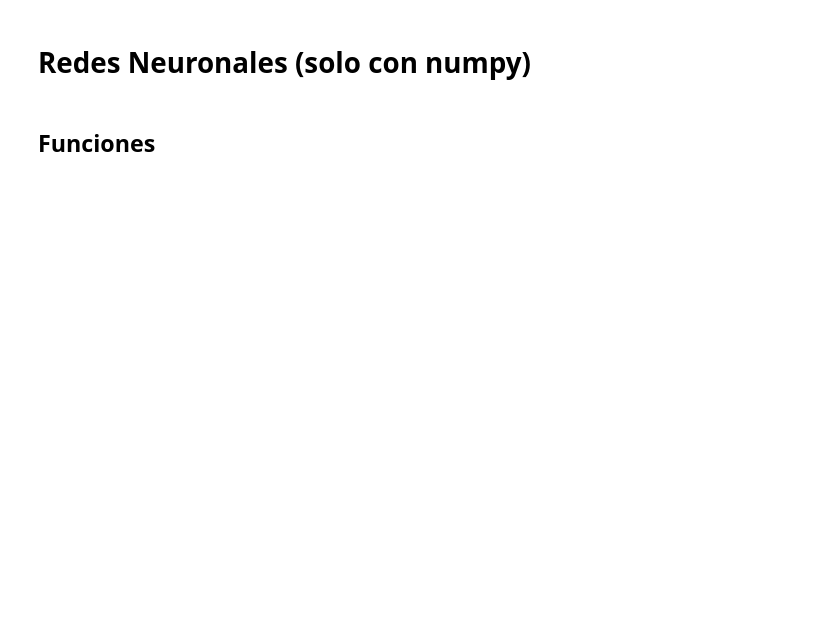
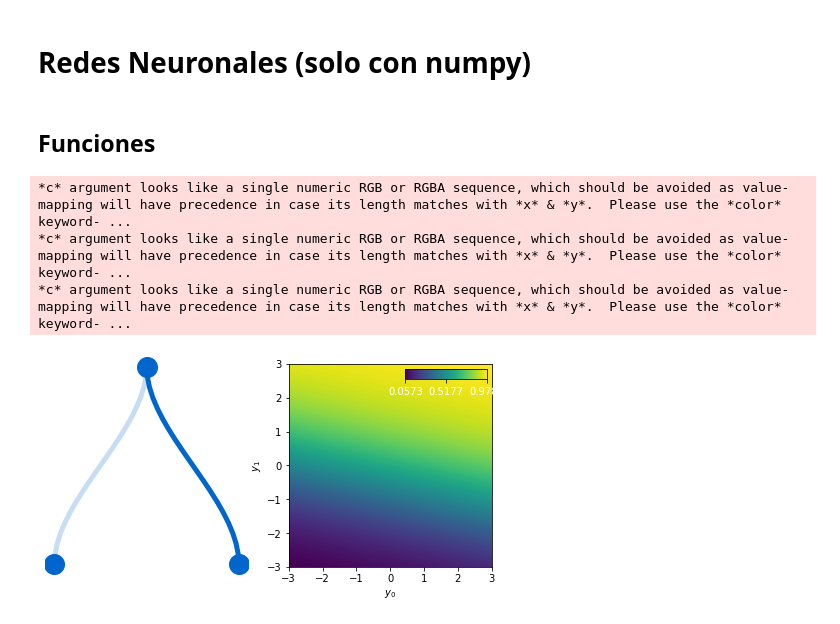
Before and after one commit to Matcraft94/PDEs, a Jupyter notebook: Redes-Neuronales-2.ipynb, the cells around one changed output. Cells and saved outputs as stored; diff of their text form; code cells hidden in the pictures; blank space fills up the shorter version.

```diff
--- a/Redes-Neuronales-2.ipynb
+++ b/Redes-Neuronales-2.ipynb
@@ -159,3 +158,18 @@ def visualize_network(weights, biases, activations,
     axins1.xaxis.set_ticks_position("bottom")
 
     plt.show()
+# %%
+visualize_network(weights=[ [
+    [0.2, 0.9]  # pesos de 2 neuronas de entrada para una neurona simple de salida
+    ] ],
+    biases=[
+        [0.5] # bias para una neurona simple de salida
+            ],
+    activations=[ 'sigmoid' # funcion de activacion para salida
+                ],
+    y0range=[-3, 3], y1range=[-3, 3])
+# %% [output]
+*c* argument looks like a single numeric RGB or RGBA sequence, which should be avoided as value-mapping will have precedence in case its length matches with *x* & *y*.  Please use the *color* keyword- ...
+*c* argument looks like a single numeric RGB or RGBA sequence, which should be avoided as value-mapping will have precedence in case its length matches with *x* & *y*.  Please use the *color* keyword- ...
+*c* argument looks like a single numeric RGB or RGBA sequence, which should be avoided as value-mapping will have precedence in case its length matches with *x* & *y*.  Please use the *color* keyword- ...
+[figure, added]
```
Also changed, not shown: parts of 9 cells of this notebook.
